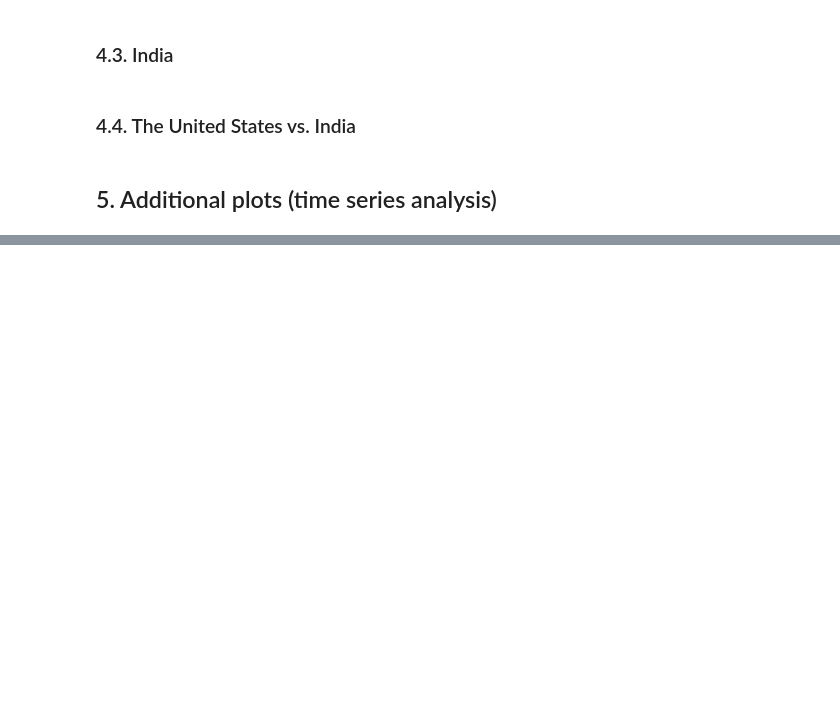
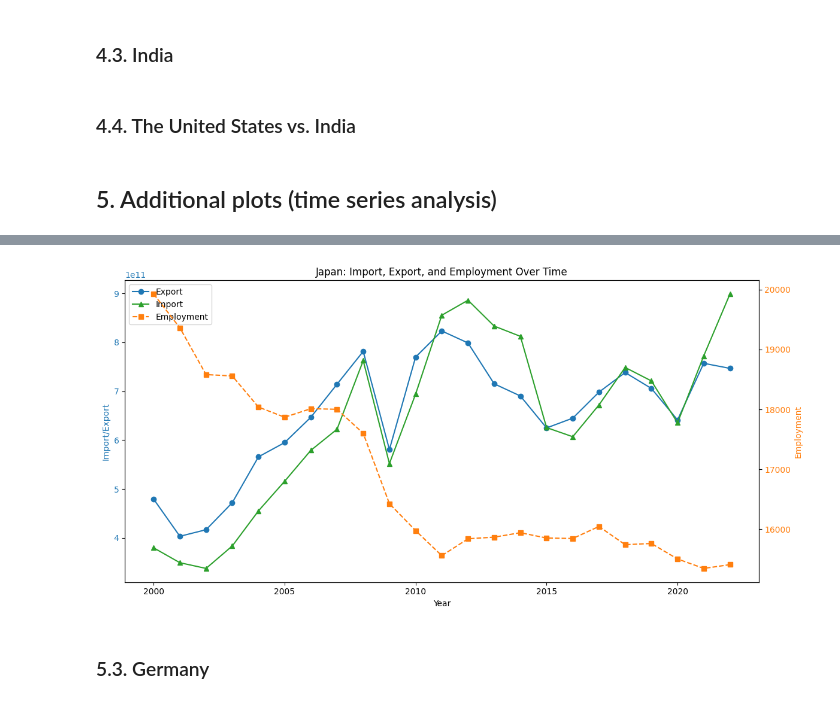
Before and after one commit to Graspp-25-Spring/graspp-25S-trade, a Jupyter notebook: notebooks/final_white_paper.ipynb, the cells around one changed output, grey strips where cells are left out. Saved outputs shown, nothing was run; the diff lists cells and outputs as text; code cells hidden in the pictures; blank space fills up the shorter version.

```diff
--- a/notebooks/final_white_paper.ipynb
+++ b/notebooks/final_white_paper.ipynb
@@ -74,0 +164,41 @@ Reading merged data from: /Users/nakamurahanako/Documents/GitHub/graspp-25S-trad
+# %%
+# Create a copy of the JPN data to avoid modifying the original
+jpn_df = df.loc['JPN'].copy()
+
+# Reset the index so that 'year' becomes a column (for easier plotting)
+jpn_df = jpn_df.reset_index()
+# %%
+import matplotlib.pyplot as plt
+
+# Create the figure and first axis (for Import & Export)
+fig, ax1 = plt.subplots(figsize=(12, 6))
+
+# Plot Export on left Y-axis
+ax1.plot(jpn_df['year'], jpn_df['Export'], color='tab:blue', marker='o', label='Export')
+# Plot Import on left Y-axis
+ax1.plot(jpn_df['year'], jpn_df['Import'], color='tab:green', marker='^', label='Import')
+ax1.set_xlabel('Year')
+ax1.set_ylabel('Import/Export', color='tab:blue')
+ax1.tick_params(axis='y', labelcolor='tab:blue')
+
+# Create second axis for Employment
+ax2 = ax1.twinx()
+ax2.plot(jpn_df['year'], jpn_df['ILO'],
+         color='tab:orange', marker='s',
+         linestyle='--', label='Employment')
+ax2.set_ylabel('Employment', color='tab:orange')
+ax2.tick_params(axis='y', labelcolor='tab:orange')
+
+# Combine legends from both axes
+lines_1, labels_1 = ax1.get_legend_handles_labels()
+lines_2, labels_2 = ax2.get_legend_handles_labels()
+ax1.legend(lines_1 + lines_2, labels_1 + labels_2, loc='upper left')
+
+# Title and layout
+plt.title('Japan: Import, Export, and Employment Over Time')
+fig.tight_layout()
+plt.show()
+# %% [output]
+[figure, added]
+# %% [markdown]
+### 5.3. Germany
```
Also changed, not shown: parts of 17 cells of this notebook.
